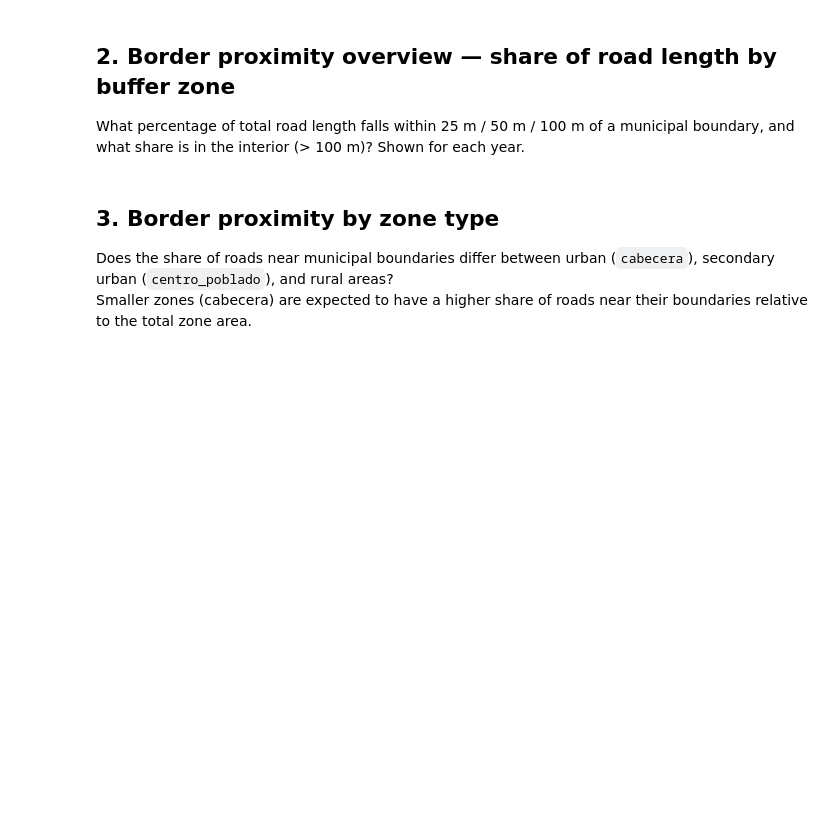
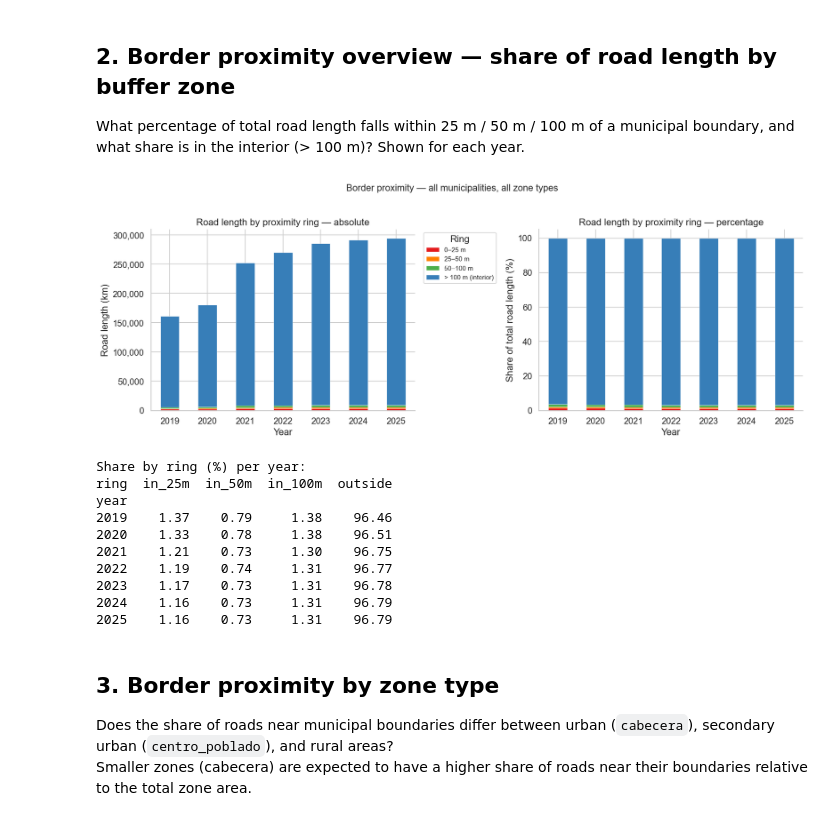
Before and after one commit to gregmaya/road_municipalities_col, a Jupyter notebook: notebooks/03_border_proximity_analysis.ipynb, the cells around one changed output. Cells and saved outputs as stored; diff of their text form; code cells hidden in the pictures; blank space fills up the shorter version.

```diff
--- a/notebooks/03_border_proximity_analysis.ipynb
+++ b/notebooks/03_border_proximity_analysis.ipynb
@@ -113,8 +141,8 @@ What percentage of total road length falls within 25 m / 50 m / 100 m of a munic
 # Assign each sub-segment to its most specific ring (mutually exclusive)
 prox["ring"] = "outside"
 prox.loc[prox["in_100m"] & ~prox["in_50m"], "ring"] = "in_100m"
-prox.loc[prox["in_50m"]  & ~prox["in_25m"], "ring"] = "in_50m"
-prox.loc[prox["in_25m"],                     "ring"] = "in_25m"
+prox.loc[prox["in_50m"] & ~prox["in_25m"], "ring"] = "in_50m"
+prox.loc[prox["in_25m"], "ring"] = "in_25m"
 
 ring_order = ["in_25m", "in_50m", "in_100m", "outside"]
 ring_labels = ["0–25 m", "25–50 m", "50–100 m", "> 100 m (interior)"]
@@ -129,39 +157,63 @@ by_year_ring = (
 )
 by_year_ring_pct = by_year_ring.div(by_year_ring.sum(axis=1), axis=0) * 100
 
 fig, axes = plt.subplots(1, 2, figsize=(14, 5))
 
 # Absolute
 by_year_ring.plot(
-    kind="bar", stacked=True, ax=axes[0],
-    color=ring_colors, edgecolor="white", linewidth=0.3,
+    kind="bar",
+    stacked=True,
+    ax=axes[0],
+    color=ring_colors,
+    edgecolor="white",
+    linewidth=0.3,
 )
 axes[0].set_xlabel("Year")
 axes[0].set_ylabel("Road length (km)")
 axes[0].set_title("Road length by proximity ring — absolute")
 axes[0].yaxis.set_major_formatter(mticker.FuncFormatter(lambda x, _: f"{x:,.0f}"))
 axes[0].tick_params(axis="x", rotation=0)
-axes[0].legend(ring_labels, title="Ring", bbox_to_anchor=(1.02, 1), loc="upper left", fontsize=9)
+axes[0].legend(
+    ring_labels, title="Ring", bbox_to_anchor=(1.02, 1), loc="upper left", fontsize=9
+)
 sns.despine(ax=axes[0])
 
 # Percentage
 by_year_ring_pct.plot(
-    kind="bar", stacked=True, ax=axes[1],
-    color=ring_colors, edgecolor="white", linewidth=0.3,
+    kind="bar",
+    stacked=True,
+    ax=axes[1],
+    color=ring_colors,
+    edgecolor="white",
+    linewidth=0.3,
 )
 axes[1].set_xlabel("Year")
 axes[1].set_ylabel("Share of total road length (%)")
 axes[1].set_title("Road length by proximity ring — percentage")
 axes[1].tick_params(axis="x", rotation=0)
 axes[1].get_legend().remove()
 sns.despine(ax=axes[1])
 
-plt.suptitle("Border proximity — all municipalities, all zone types", fontsize=13, y=1.02)
+plt.suptitle(
+    "Border proximity — all municipalities, all zone types", fontsize=13, y=1.02
+)
 plt.tight_layout()
 plt.show()
 
 print("\nShare by ring (%) per year:")
 print(by_year_ring_pct.round(2).to_string())
+# %% [output]
+[figure, added]
+Share by ring (%) per year:
+ring  in_25m  in_50m  in_100m  outside
+year
+2019    1.37    0.79     1.38    96.46
+2020    1.33    0.78     1.38    96.51
+2021    1.21    0.73     1.30    96.75
+2022    1.19    0.74     1.31    96.77
+2023    1.17    0.73     1.31    96.78
+2024    1.16    0.73     1.31    96.79
+2025    1.16    0.73     1.31    96.79
 # %% [markdown]
 ## 3. Border proximity by zone type
 
```
Also changed, not shown: parts of 5 cells of this notebook.
